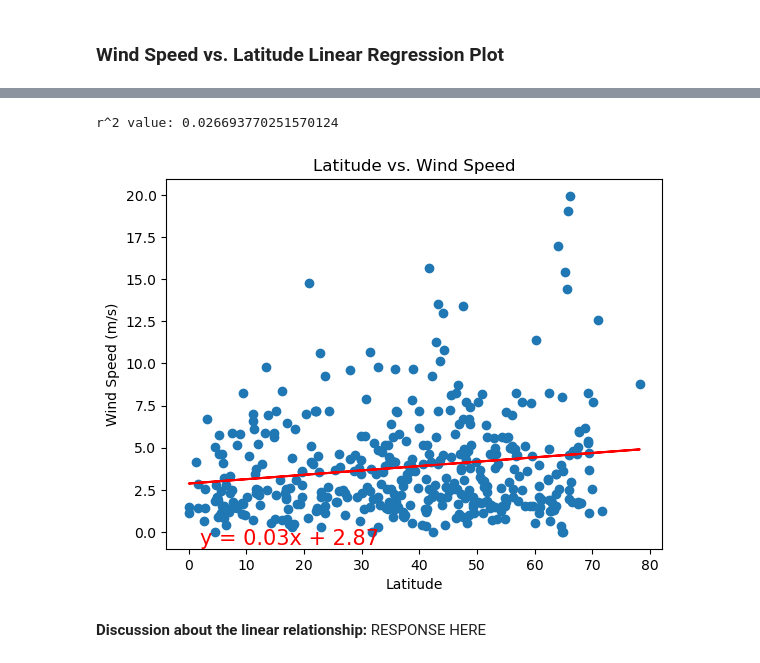
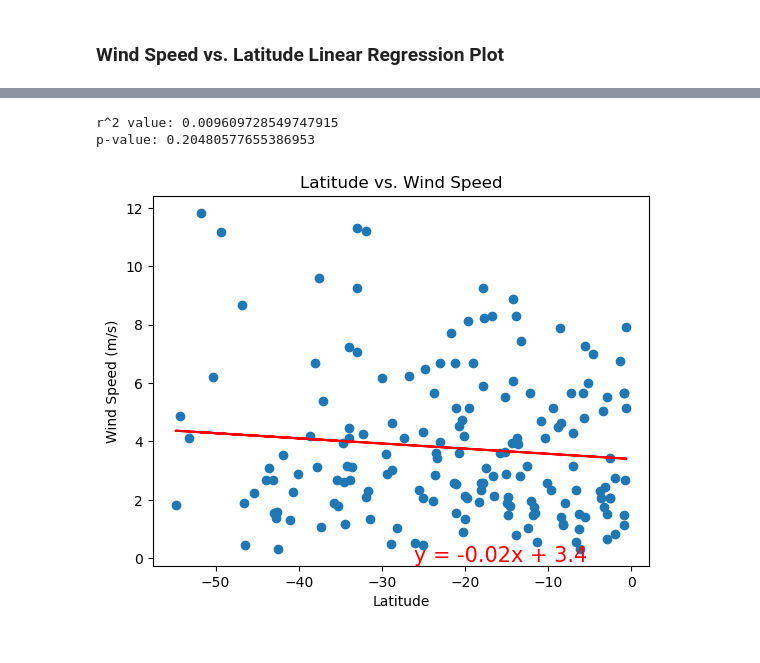
Before and after one commit to brianna-mitri/python-api-challenge, a Jupyter notebook: WeatherPy/WeatherPy.ipynb, the cells around one changed output, grey strips where cells are left out. Drawn from its saved outputs; the diff is of its cells as text; code cells hidden in the pictures.

```diff
--- a/WeatherPy/WeatherPy.ipynb
+++ b/WeatherPy/WeatherPy.ipynb
@@ -443,10 +477,9 @@ r^2 value: 0.026693770251570124
 [figure]
 # %%
 # southern hemisphere
-plot_linregress(north_hemisphere_df['Lat'], north_hemisphere_df['Wind Speed'],
+plot_linregress(south_hemisphere_df['Lat'], south_hemisphere_df['Wind Speed'],
                 title='Latitude vs. Wind Speed', xlabel='Latitude', ylabel='Wind Speed (m/s)')
 # %% [output]
-r^2 value: 0.026693770251570124
+r^2 value: 0.009609728549747915
+p-value: 0.20480577655386953
-[figure, old version]
+[figure, new version]
-# %% [markdown]
-**Discussion about the linear relationship:** RESPONSE HERE
```
Also changed, not shown: parts of 15 cells of this notebook.
